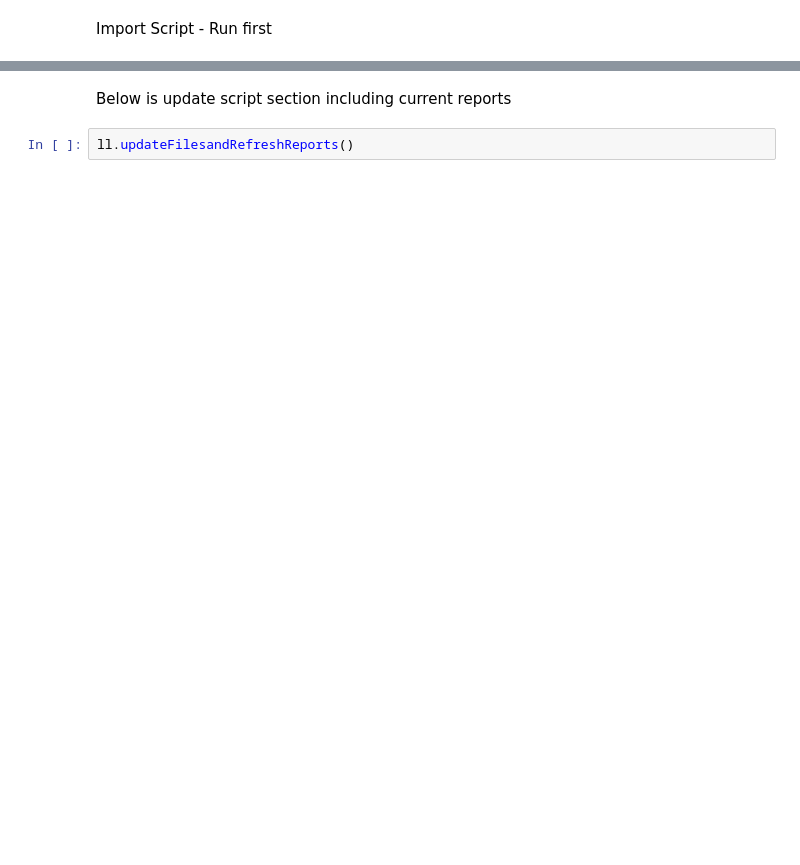
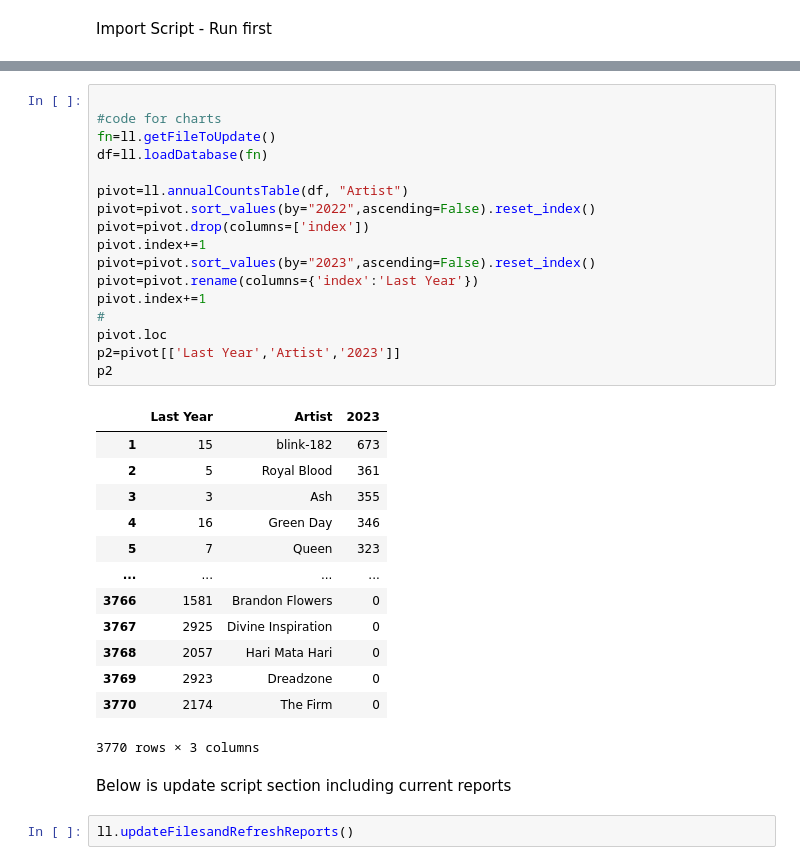
Before and after one commit to robfarrington88/lastFMToolsv2, a Jupyter notebook: testBed.ipynb, the cells around one changed output, grey strips where cells are left out. Cells and saved outputs as stored; diff of their text form; blank space fills up the shorter version.

```diff
--- a/testBed.ipynb
+++ b/testBed.ipynb
@@ -8,3 +174,34 @@ import LastLib as ll
+# %%
+
+#code for charts
+fn=ll.getFileToUpdate()
+df=ll.loadDatabase(fn)
+
+pivot=ll.annualCountsTable(df, "Artist")
+pivot=pivot.sort_values(by="2022",ascending=False).reset_index()
+pivot=pivot.drop(columns=['index'])
+pivot.index+=1
+pivot=pivot.sort_values(by="2023",ascending=False).reset_index()
+pivot=pivot.rename(columns={'index':'Last Year'})
+pivot.index+=1
+#
+pivot.loc
+p2=pivot[['Last Year','Artist','2023']]
+p2
+# %% [output]
+|  | Last Year | Artist | 2023 |
+| 1 | 15 | blink-182 | 673 |
+| 2 | 5 | Royal Blood | 361 |
+| 3 | 3 | Ash | 355 |
+| 4 | 16 | Green Day | 346 |
+| 5 | 7 | Queen | 323 |
+| ... | ... | ... | ... |
+| 3766 | 1581 | Brandon Flowers | 0 |
+| 3767 | 2925 | Divine Inspiration | 0 |
+| 3768 | 2057 | Hari Mata Hari | 0 |
+| 3769 | 2923 | Dreadzone | 0 |
+| 3770 | 2174 | The Firm | 0 |
+3770 rows × 3 columns
 # %% [markdown]
 Below is update script section including current reports
 # %%
```
Also changed, not shown: parts of 20 cells of this notebook, 7 other files.
